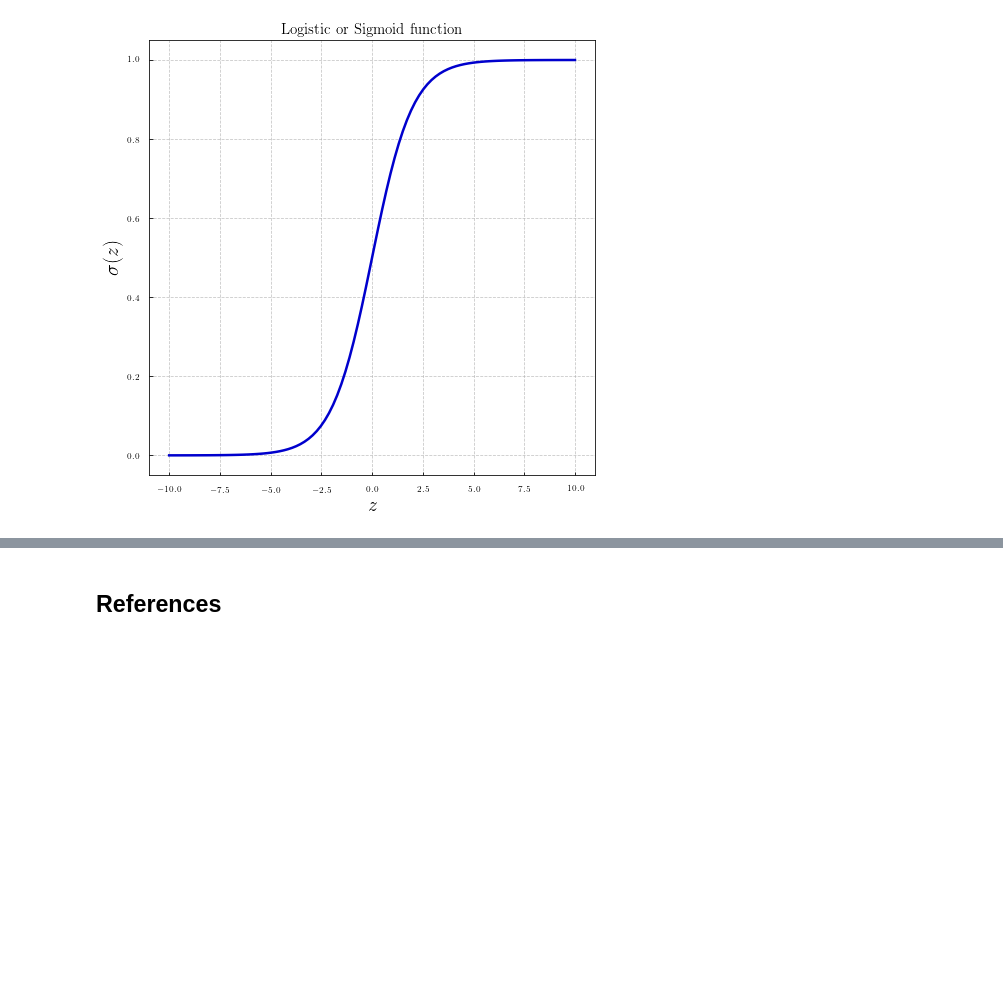
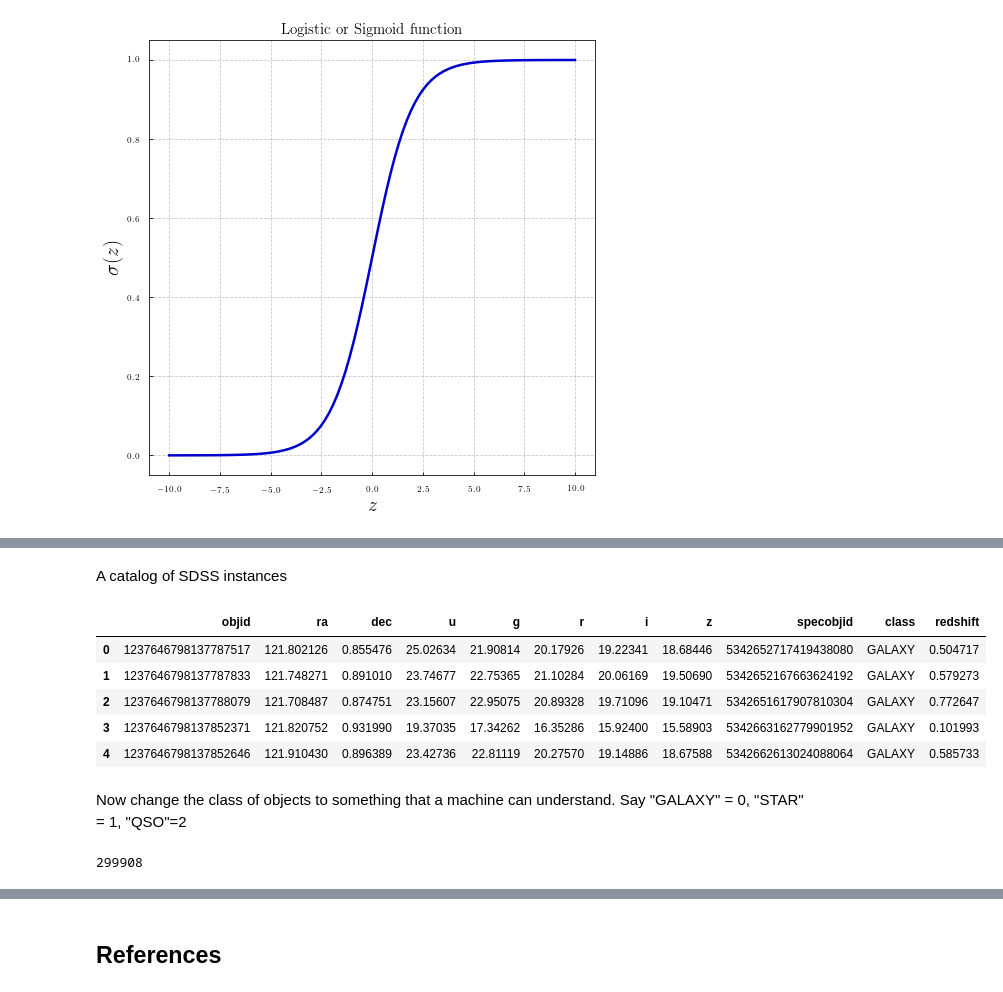
Before and after one commit to dtanoglidis/ML_Edu_Demos, a Jupyter notebook: Logistic_Regression_From_Scratch.ipynb, the cells around one changed output, grey strips where cells are left out. Saved outputs shown, nothing was run; the diff lists cells and outputs as text; code cells hidden in the pictures; blank space fills up the shorter version.

```diff
--- a/Logistic_Regression_From_Scratch.ipynb
+++ b/Logistic_Regression_From_Scratch.ipynb
@@ -140,0 +198,13 @@ This is also known as the **binary cross-entropy** loss function.
+# %% [markdown]
+A catalog of SDSS instances
+# %%
+# Import the data
+SDSS_table = pd.read_csv("SDSS_file.csv")
+SDSS_table.head()
+# %% [output]
+|  | objid | ra | dec | u | g | r | i | z | specobjid | class | redshift |
+| 0 | 1237646798137787517 | 121.802126 | 0.855476 | 25.02634 | 21.90814 | 20.17926 | 19.22341 | 18.68446 | 5342652717419438080 | GALAXY | 0.504717 |
+| 1 | 1237646798137787833 | 121.748271 | 0.891010 | 23.74677 | 22.75365 | 21.10284 | 20.06169 | 19.50690 | 5342652167663624192 | GALAXY | 0.579273 |
+| 2 | 1237646798137788079 | 121.708487 | 0.874751 | 23.15607 | 22.95075 | 20.89328 | 19.71096 | 19.10471 | 5342651617907810304 | GALAXY | 0.772647 |
+| 3 | 1237646798137852371 | 121.820752 | 0.931990 | 19.37035 | 17.34262 | 16.35286 | 15.92400 | 15.58903 | 5342663162779901952 | GALAXY | 0.101993 |
+| 4 | 1237646798137852646 | 121.910430 | 0.896389 | 23.42736 | 22.81119 | 20.27570 | 19.14886 | 18.67588 | 5342662613024088064 | GALAXY | 0.585733 |
@@ -140,0 +219,2 @@ This is also known as the **binary cross-entropy** loss function.
+# %% [markdown]
+Now change the class of objects to something that a machine can understand. Say "GALAXY" = 0, "STAR" = 1, "QSO"=2
@@ -140,0 +230,13 @@ This is also known as the **binary cross-entropy** loss function.
+# %%
+cuts = (u>-10.)&(g>-10.)&(r>-10.0)&(i>-10.0)&(z>-10.0)
+
+u = u[cuts]
+g = g[cuts]
+r = r[cuts]
+i = i[cuts]
+z = z[cuts]
+redshift = redshift[cuts]
+class_label = class_label[cuts]
+print(len(redshift))
+# %% [output]
+299908
```
Also changed, not shown: parts of 17 cells of this notebook.
